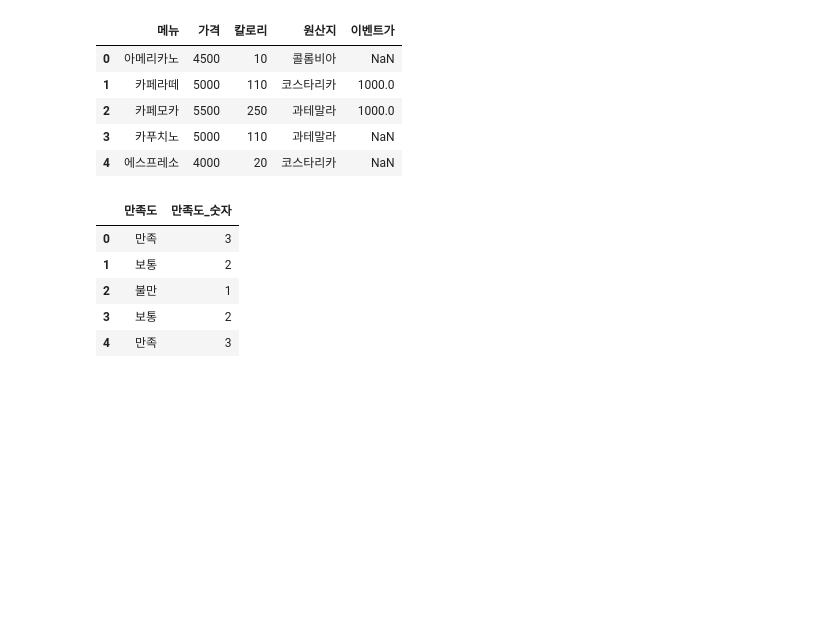
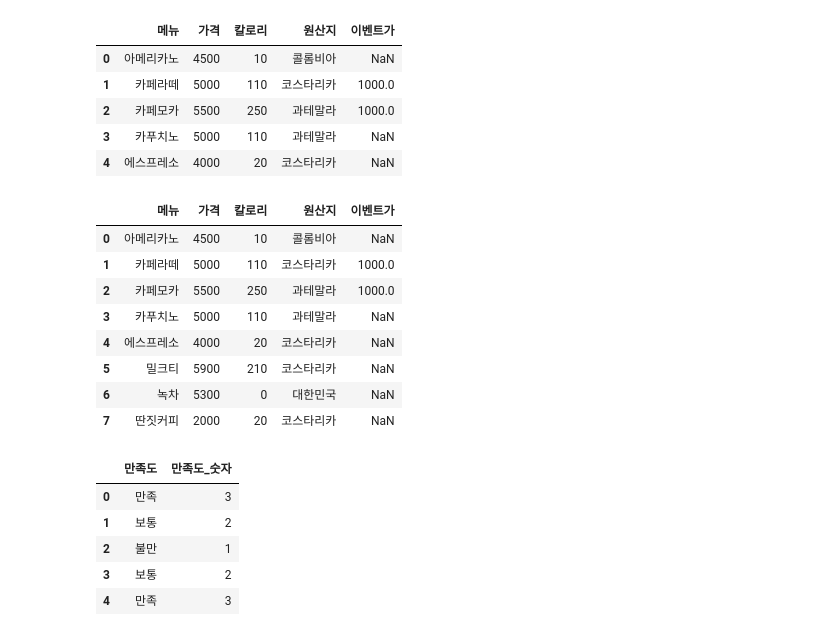
Before and after one commit to ecuirty-kr/1_DataAnalysis, a Jupyter notebook: ch2_pandas.ipynb, the cells around one changed output. Cells and saved outputs as stored; diff of their text form; code cells hidden in the pictures; blank space fills up the shorter version.

```diff
--- a/ch2_pandas.ipynb
+++ b/ch2_pandas.ipynb
@@ -770,0 +1405,4 @@ dtype: int64
+# %%
+## 원산지 결측값을 '코스타리카'로 채우기
+df['원산지'].fillna('코스타리카', inplace=True) ## 아까 drop하고 얘 결측치 .fillna() 에 inplace=True 확인할 것
+df
@@ -803,0 +1472,5 @@ df.head(3)
+# %%
+## 기존 데이터에 있는 값을 변경할 것임 (replace를 옵션값이 아닌 함수로 적용)
+df.replace('아메리카노', '룽고', inplace=True)
+df.replace('녹차','그린티', inplace=True)
+df ## 룽고 보단 아메리카노가 좋은데
@@ -830,3 +1513,8 @@ df
 | 5 | 밀크티 | 5900 | 210 | 코스타리카 |
 | 6 | 녹차 | 5300 | 0 | 코스타리카 |
 | 7 | 딴짓커피 | 2000 | 20 | 코스타리카 |
+# %%
+## 조건을 넣어주는 방법을 사용할 수도 있음
+change = {'룽고':'아메리카노', '그린티':'녹차'}
+df.replace(change, inplace=True)
+df
@@ -832,0 +1531,4 @@ df
+# %%
+### 아예 직접 명시하는 방법도 있음
+df.loc[6, '원산지'] = '대한민국'  ## 국내산으로 변경 6번째 인덱스 메뉴
+df.tail()
@@ -850,3 +1559,17 @@ df.head()
 | 2 | 카페모카 | 5500 | 250 | 과테말라 | 1000.0 |
 | 3 | 카푸치노 | 5000 | 110 | 과테말라 | NaN |
 | 4 | 에스프레소 | 4000 | 20 | 코스타리카 | NaN |
+# %%
+## 이벤트가 컬럼을 새로 추가하고 인덱스 1, 2 항목에만 1000으로 추가
+df.loc[1:2, '이벤트가'] = 1000
+df
+# %% [output]
+|  | 메뉴 | 가격 | 칼로리 | 원산지 | 이벤트가 |
+| 0 | 아메리카노 | 4500 | 10 | 콜롬비아 | NaN |
+| 1 | 카페라떼 | 5000 | 110 | 코스타리카 | 1000.0 |
+| 2 | 카페모카 | 5500 | 250 | 과테말라 | 1000.0 |
+| 3 | 카푸치노 | 5000 | 110 | 과테말라 | NaN |
+| 4 | 에스프레소 | 4000 | 20 | 코스타리카 | NaN |
+| 5 | 밀크티 | 5900 | 210 | 코스타리카 | NaN |
+| 6 | 녹차 | 5300 | 0 | 대한민국 | NaN |
+| 7 | 딴짓커피 | 2000 | 20 | 코스타리카 | NaN |
```
Also changed, not shown: parts of 109 cells of this notebook.
